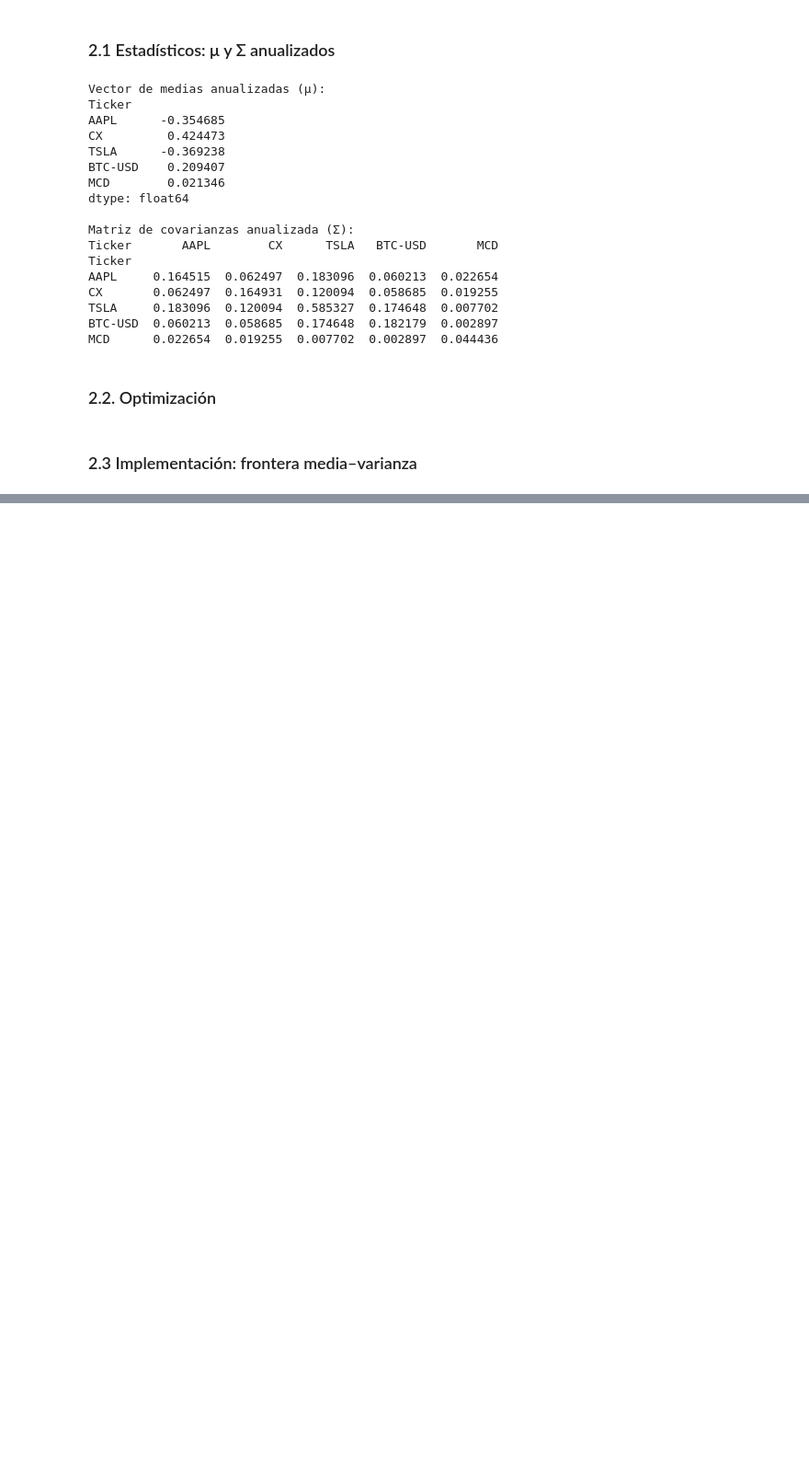
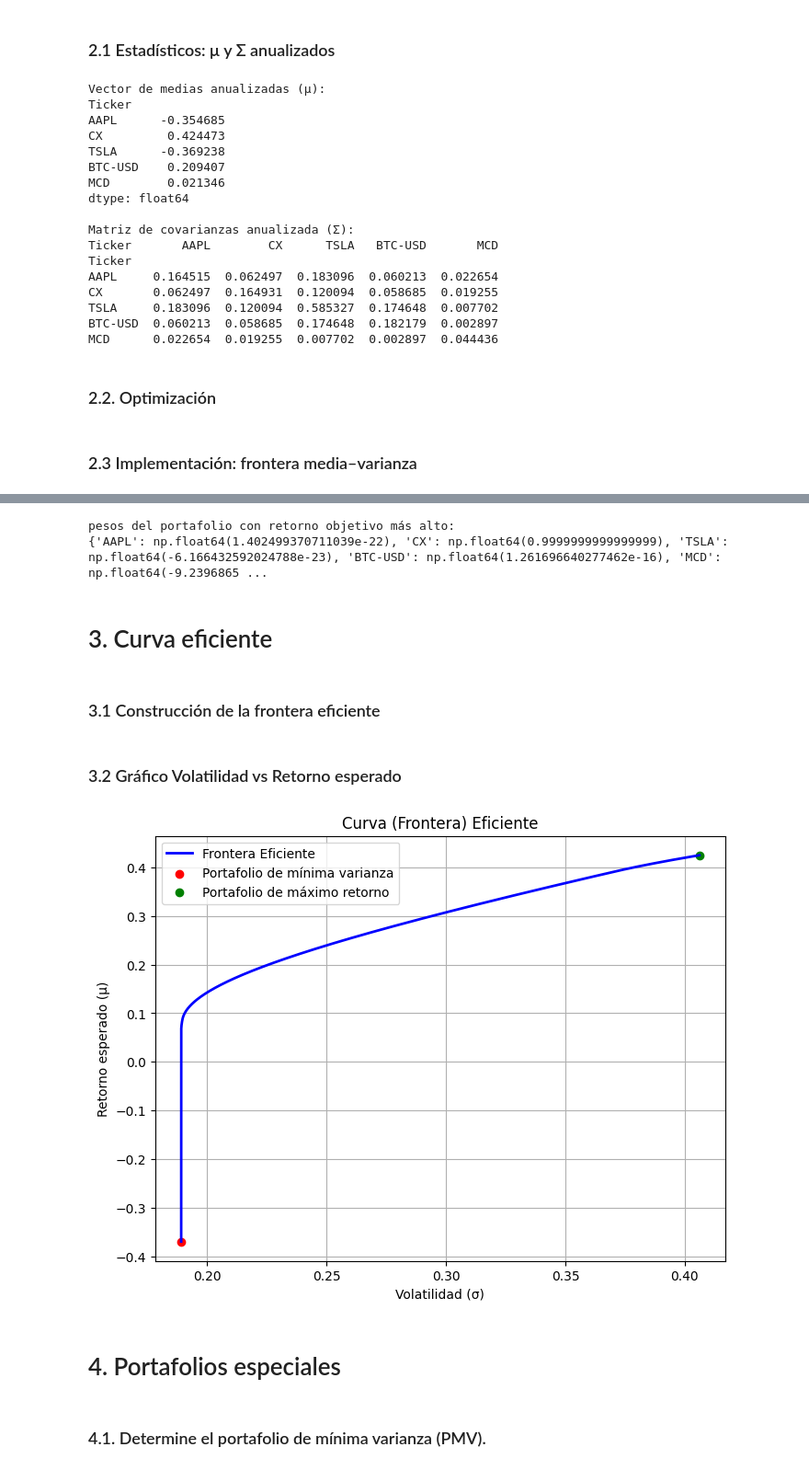
Before and after one commit to fabiantovarc/Portafolio-de-inversion, a Jupyter notebook: notebooks/Taller#1.ipynb, the cells around one changed output, grey strips where cells are left out. Shown at 92% size. Cells and saved outputs as stored; diff of their text form; code cells hidden in the pictures; blank space fills up the shorter version.

```diff
--- a/notebooks/Taller#1.ipynb
+++ b/notebooks/Taller#1.ipynb
@@ -232,0 +219,73 @@ plt.show()
+# %%
+def mean_variance_efficient(mu, Sigma, n_points=50, plot=True):
+    """
+    Calcula y  grafica la frontera eficiente media-varianza.
+
+    Parámetros
+    ----------
+    mu : pd.Series
+        Vector de retornos esperados anualizados (µ).
+    Sigma : pd.DataFrame
+        Matriz de covarianzas anualizada (Σ).
+    n_points : int
+        Número de puntos en la frontera.
+    plot : bool
+        Si True, grafica la frontera eficiente.
+
+    Retorna
+    -------
+    mus : list
+        Retornos esperados de los portafolios eficientes.
+    risks : list
+        Volatilidades (σ) de los portafolios eficientes.
+    weights : list
+        Pesos óptimos de cada portafolio.
+    """
+    mus, risks, weights = efficient_frontier(mu, Sigma, n_points)
+
+    #if plot:
+        #plt.figure(figsize=(8,6))
+        #plt.plot(risks, mus, "b-", linewidth=2, label="Frontera Eficiente")
+        #plt.xlabel("Volatilidad (σ)")
+        #plt.ylabel("Retorno esperado (µ)")
+        #plt.title("Portafolio Media–Varianza Eficiente")
+        #plt.grid(True)
+        #plt.legend()
+        #plt.show()
+
+    return mus, risks, weights
+
+
+# Ejemplo de uso con tus µ y Σ
+mus, risks, weights = mean_variance_efficient(mu, Sigma, n_points=100, plot=True)
+
+print("pesos del portafolio con retorno objetivo más alto:")
+print(dict(zip(mu.index, weights[-1])))
+# %% [output]
+pesos del portafolio con retorno objetivo más alto:
+{'AAPL': np.float64(1.402499370711039e-22), 'CX': np.float64(0.9999999999999999), 'TSLA': np.float64(-6.166432592024788e-23), 'BTC-USD': np.float64(1.261696640277462e-16), 'MCD': np.float64(-9.2396865 ...
+# %% [markdown]
+# 3. Curva eficiente
+# %% [markdown]
+### 3.1 Construcción de la frontera eficiente
+# %%
+mus, risks, weights = efficient_frontier(mu, Sigma, n_points=1000)
+# %% [markdown]
+### 3.2 Gráfico Volatilidad vs Retorno esperado
+# %%
+plt.figure(figsize=(8,6))
+plt.plot(risks, mus, "b-", linewidth=2, label="Frontera Eficiente")
+plt.scatter(risks[0], mus[0], color="red", label="Portafolio de mínima varianza")
+plt.scatter(risks[-1], mus[-1], color="green", label="Portafolio de máximo retorno")
+plt.xlabel("Volatilidad (σ)")
+plt.ylabel("Retorno esperado (µ)")
+plt.title("Curva (Frontera) Eficiente")
+plt.legend()
+plt.grid(True)
+plt.show()
+# %% [output]
+[figure, added]
+# %% [markdown]
+# 4. Portafolios especiales
+# %% [markdown]
+### 4.1. Determine el portafolio de mínima varianza (PMV).
```
Also changed, not shown: parts of 4 cells of this notebook.
